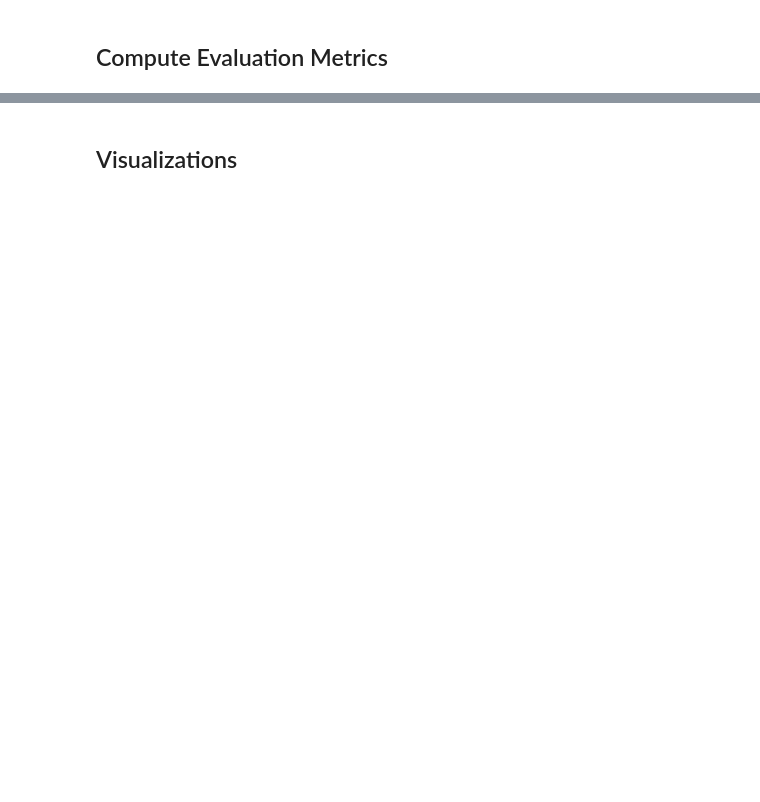
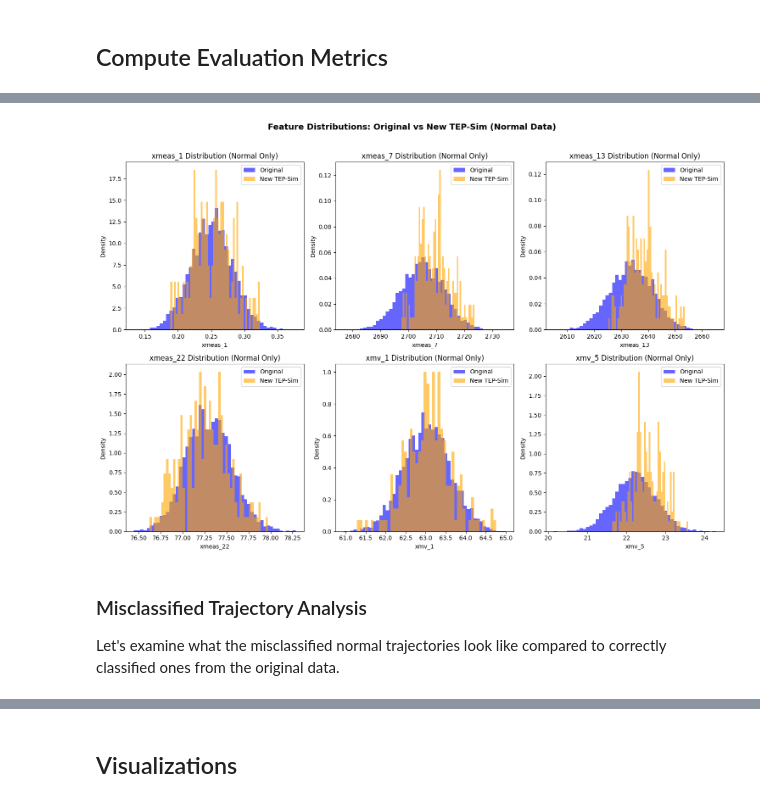
Before and after one commit to KitchinHUB/tep-manuscript, a Jupyter notebook: notebooks/36-conv-autoencoder-new-data-evaluation.ipynb, the cells around one changed output, grey strips where cells are left out. Drawn from its saved outputs; the diff is of its cells as text; code cells hidden in the pictures; blank space fills up the shorter version.

```diff
--- a/notebooks/36-conv-autoencoder-new-data-evaluation.ipynb
+++ b/notebooks/36-conv-autoencoder-new-data-evaluation.ipynb
@@ -249,0 +496,33 @@ print('-' * 50)
+# %%
+# Plot feature distributions for key features
+key_features = ['xmeas_1', 'xmeas_7', 'xmeas_13', 'xmeas_22', 'xmv_1', 'xmv_5']
+key_features = [f for f in key_features if f in features]
+
+fig, axes = plt.subplots(2, 3, figsize=(15, 10))
+axes = axes.flatten()
+
+for i, feat in enumerate(key_features):
+    ax = axes[i]
+
+    # Sample for plotting
+    orig_vals = orig_normal[feat].sample(n=min(5000, len(orig_normal)), random_state=42)
+    new_vals = new_normal[feat].sample(n=min(5000, len(new_normal)), random_state=42)
+
+    ax.hist(orig_vals, bins=50, alpha=0.6, label='Original', density=True, color='blue')
+    ax.hist(new_vals, bins=50, alpha=0.6, label='New TEP-Sim', density=True, color='orange')
+    ax.set_xlabel(feat)
+    ax.set_ylabel('Density')
+    ax.set_title(f'{feat} Distribution (Normal Only)')
+    ax.legend()
+
+plt.suptitle('Feature Distributions: Original vs New TEP-Sim (Normal Data)',
+             fontsize=14, fontweight='bold', y=1.02)
+plt.tight_layout()
+plt.savefig(FIGURES_DIR / f'conv_autoencoder_feature_comparison{FILE_SUFFIX}.png', dpi=150, bbox_inches='tight')
+plt.show()
+# %% [output]
+[figure, added]
+# %% [markdown]
+### Misclassified Trajectory Analysis
+
+Let's examine what the misclassified normal trajectories look like compared to correctly classified ones from the original data.
```
Also changed, not shown: parts of 22 cells of this notebook, 47 other files.
